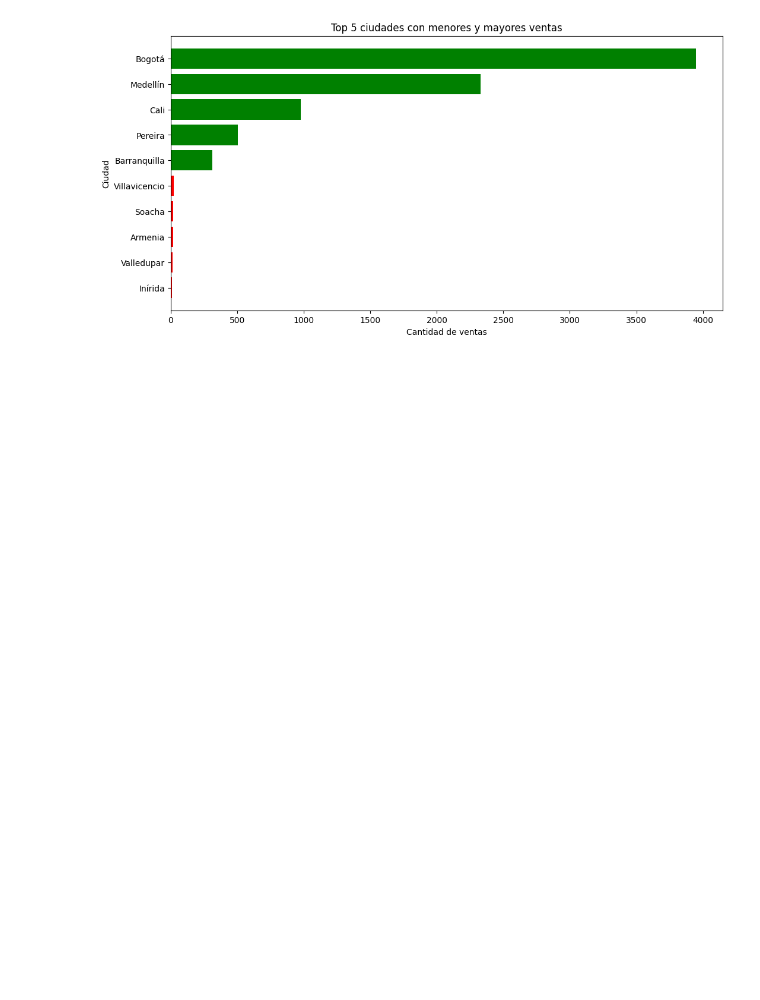
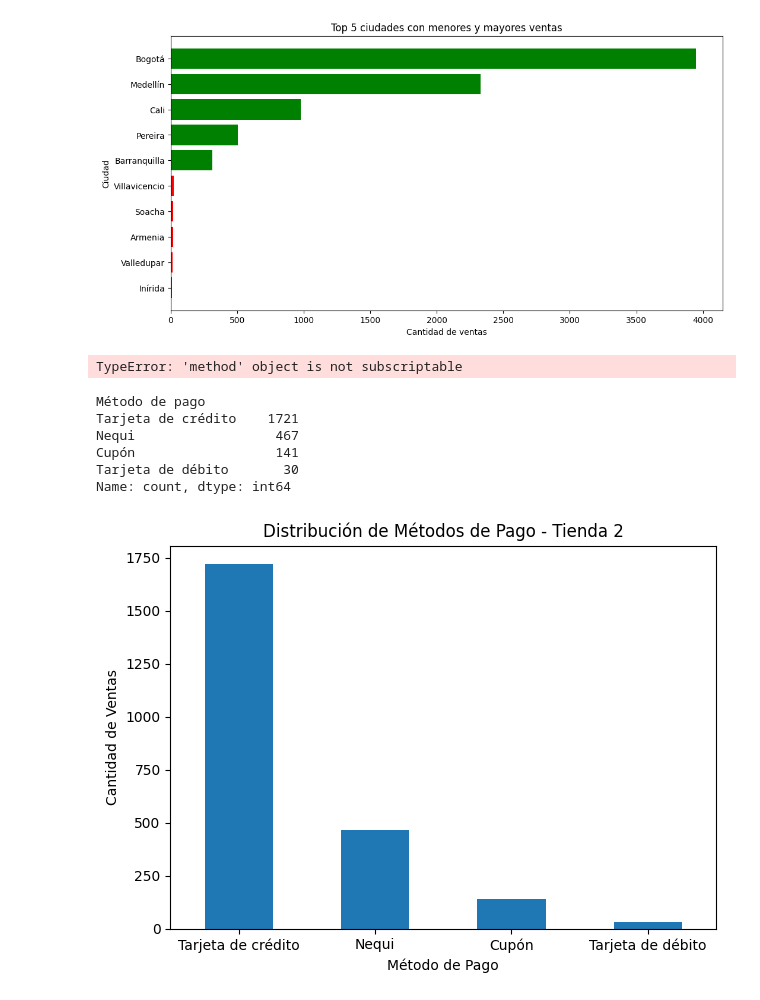
Before and after one commit to Scf300/Challenge-Alura-Store, a Jupyter notebook: AluraStoreLatam.ipynb, the cells around one changed output. Cells and saved outputs as stored; diff of their text form; code cells hidden in the pictures; blank space fills up the shorter version.

```diff
--- a/AluraStoreLatam.ipynb
+++ b/AluraStoreLatam.ipynb
@@ -1273,3 +1251,29 @@ plt.ylabel('Ciudad')
 plt.show()
 # %% [output]
 [figure]
+# %%
+tienda.groupby['Método de pago'] ("Tarjeta de crédito")
+# %% [output]
+TypeError: 'method' object is not subscriptable
+# %%
+Medios_pago_2 = tienda2['Método de pago'].value_counts()
+print(Medios_pago_2)
+# %% [output]
+Método de pago
+Tarjeta de crédito    1721
+Nequi                  467
+Cupón                  141
+Tarjeta de débito       30
+Name: count, dtype: int64
+# %%
+import matplotlib.pyplot as plt
+
+Medios_pago_2.plot(kind='bar')
+plt.title('Distribución de Métodos de Pago - Tienda 2')
+plt.xlabel('Método de Pago')
+plt.ylabel('Cantidad de Ventas')
+plt.xticks(rotation=0)
+plt.tight_layout()
+plt.show()
+# %% [output]
+[figure, added]
```
Also changed, not shown: parts of 2 cells of this notebook.
